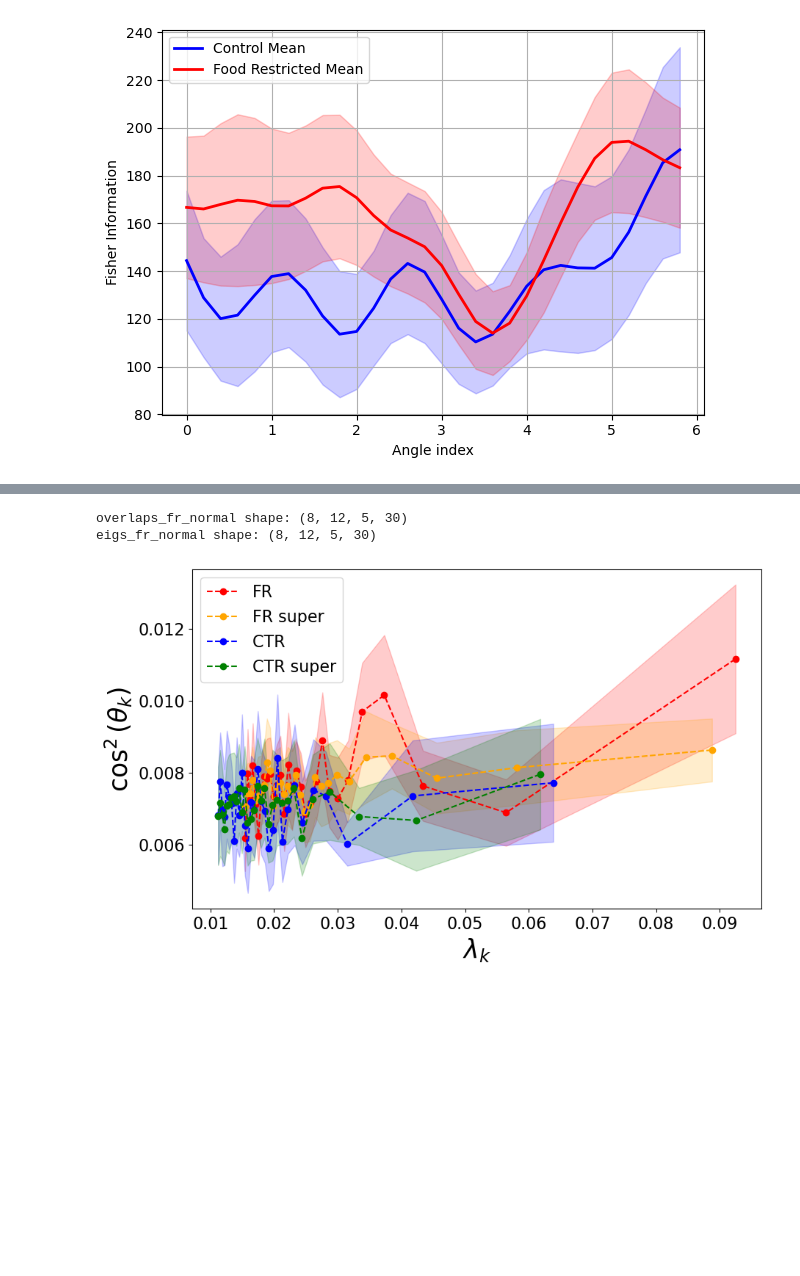
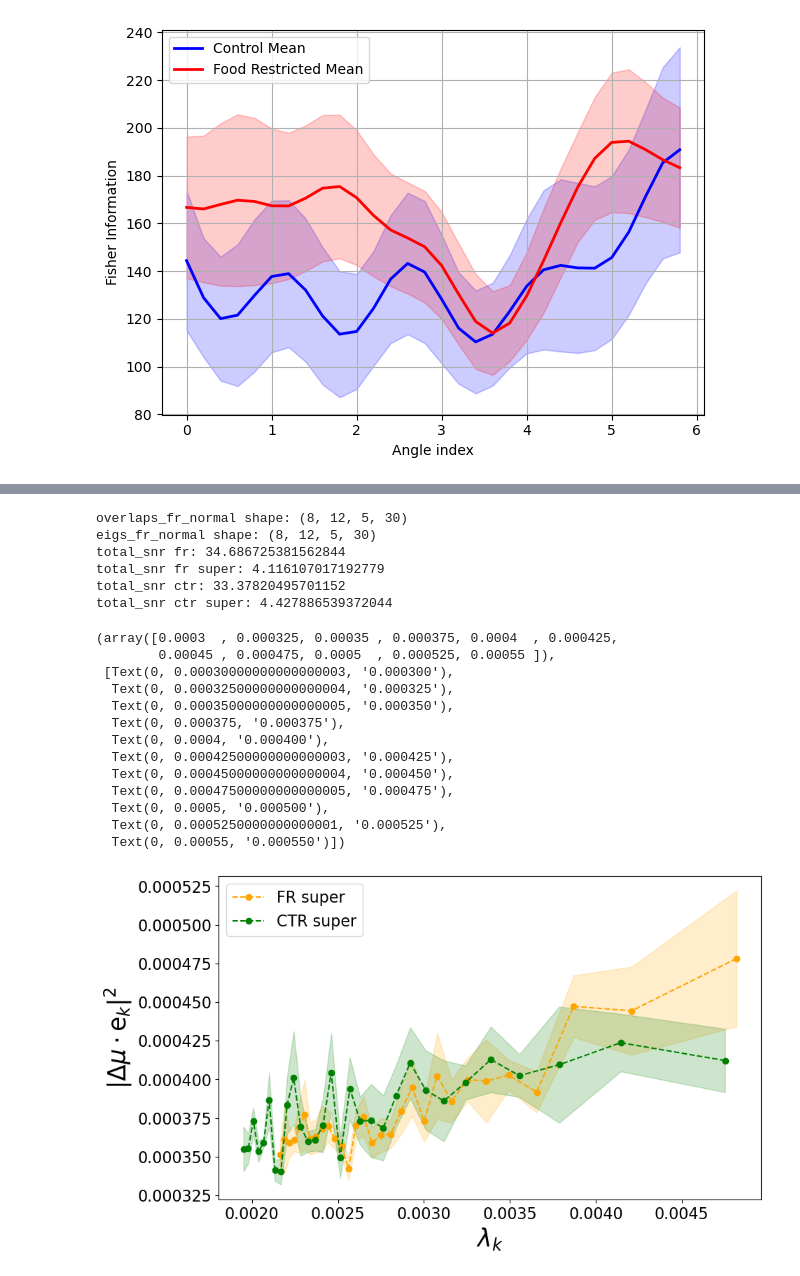
Before and after one commit to scastedo/wishart-process, a Jupyter notebook: z_castedo_wishart_test_2.ipynb, the cells around one changed output, grey strips where cells are left out. Drawn from its saved outputs; the diff is of its cells as text; code cells hidden in the pictures; blank space fills up the shorter version.

Commit message:
hyper and super done

```diff
--- a/z_castedo_wishart_test_2.ipynb
+++ b/z_castedo_wishart_test_2.ipynb
@@ -159,7 +159,7 @@ plt.grid()
 # %% [output]
 [figure]
 # %%
-TEST_DATA = remove_neurons(HUNGRY_DECONV,HUNGRY_ANGLE,HUNGRY_SF,1)[:,:,3,:,40:80]
+TEST_DATA = resort_preprocessing(HUNGRY_DECONV,HUNGRY_ANGLE,HUNGRY_SF,0)[:,:,0,:,40:80]
 # Animal = 0, SF = 0 and during response
 TEST_RESPONSE = jnp.nanmean(TEST_DATA,axis = -1) # Shape N x C x K
 TEST_RESPONSE = jnp.transpose(TEST_RESPONSE, (2,1,0)) # Shape K X C X N
@@ -170,4 +170,14 @@ K = TEST_RESPONSE.shape[0]
 SEED = 1
 PERIOD = C
 X_CONDITIONS = jnp.linspace(0,C-1,C)
+
+# keep only trials that have at least one finite value
+good_trials = ~jnp.isnan(TEST_RESPONSE).all(axis=(1, 2))   # shape (K,)
+TEST_RESPONSE = TEST_RESPONSE[good_trials]                 # (K′, C, N)
+K = TEST_RESPONSE.shape[0]
+print(f"{K} good trials remain")
+
+
+# Z-score test response along the trial axis
+# TEST_RESPONSE = (TEST_RESPONSE - jnp.nanmean(TEST_RESPONSE, axis=0)) / jnp.nanstd(TEST_RESPONSE, axis=0)
 # %% [output]
@@ -195,3 +200,10 @@ likelihood = models.NormalConditionalLikelihood(N)
+# %%
+
+# Prior distribution (GP and WP)
+gp = models.GaussianProcess(kernel=periodic_kernel_gp,N=N)
+# wp = models.WishartProcess(kernel =periodic_kernel_wp,P=hyperparams['p'],V=1e-2*jnp.eye(N), optimize_L=False)
+wp = models.WishartLRDProcess(kernel=periodic_kernel_wp,P=hyperparams['p'],V=1e-2*jnp.eye(N), optimize_L=False)
+likelihood = models.NormalConditionalLikelihood(N)
 # %% [markdown]
 Now we are ready to fit the model to data and infer posterior distributions over neural means and covariances. Then we can sample from the inferred posterior and compute their likelihoods.
 # %%
@@ -638,7 +605,7 @@ for param in param_keys:
 # %%
 import numpy as np
 import matplotlib.pyplot as plt
-data = np.load('../Data/overlaps_sated_food_restricted_super.npz')
+data = np.load('../Data/overlaps_sated_food_restricted_super_5.npz')
 overlaps_fr_normal = data['overlaps_fr_normal']
 eigs_fr_normal = data['eigs_fr_normal']
 overlaps_fr_super = data['overlaps_fr_super']
@@ -668,8 +635,10 @@ y_fr = np.nanmean(fr_dots_plot, axis=0)
 sem_fr = np.nanstd(fr_dots_plot, axis=0, ddof=1) / np.sqrt(fr_dots_plot.shape[0])
 
 plt.figure(figsize=(10, 6))
-plt.plot(x_fr, y_fr, 'o--', color='red',   label='FR')
-plt.fill_between(x_fr, y_fr - sem_fr, y_fr + sem_fr, color='red',   alpha=0.2)
+# plt.plot(x_fr, y_fr, 'o--', color='red',   label='FR')
+# plt.fill_between(x_fr, y_fr - sem_fr, y_fr + sem_fr, color='red',   alpha=0.2)
+
+print('total_snr fr:', np.sum((y_fr/x_fr)))
 
 fr_evals_plot, fr_dots_plot = extract_plot_vectors(overlaps_fr_super, eigs_fr_super)
 x_fr = np.nanmean(fr_evals_plot, axis=0)
@@ -678,51 +647,63 @@ sem_fr = np.nanstd(fr_dots_plot, axis=0, ddof=1) / np.sqrt(fr_dots_plot.shape[0]
 
 plt.plot(x_fr, y_fr, 'o--', color='orange',   label='FR super')
 plt.fill_between(x_fr, y_fr - sem_fr, y_fr + sem_fr, color='orange',   alpha=0.2)
+print('total_snr fr super:', np.sum((y_fr/x_fr)))
 
 
-data = np.load('../Data/overlaps_sated_control_super.npz')
+data = np.load('../Data/overlaps_sated_control_super_5.npz')
 overlaps_ctr_normal = data['overlaps_ctr_normal']
 eigs_ctr_normal = data['eigs_ctr_normal']
 overlaps_ctr_super = data['overlaps_ctr_super']
 eigs_ctr_super = data['eigs_ctr_super']
 
 
 # Extract for each group
 ctr_evals_plot, ctr_dots_plot = extract_plot_vectors(overlaps_ctr_normal, eigs_ctr_normal)
 # Panel 1: eigenvalue size vs dot product, with across‐animal mean ± SEM
 x_ctr = np.nanmean(ctr_evals_plot, axis=0)
 y_ctr = np.nanmean(ctr_dots_plot, axis=0)
 sem_ctr = np.nanstd(ctr_dots_plot, axis=0, ddof=1) / np.sqrt(ctr_dots_plot.shape[0])
-plt.plot(x_ctr, y_ctr, 'o--', color='blue', label='CTR ')
-plt.fill_between(x_ctr, y_ctr - sem_ctr, y_ctr + sem_ctr, color='blue', alpha=0.2)
+# plt.plot(x_ctr, y_ctr, 'o--', color='blue', label='CTR ')
+# plt.fill_between(x_ctr, y_ctr - sem_ctr, y_ctr + sem_ctr, color='blue', alpha=0.2)
+print('total_snr ctr:', np.sum((y_ctr/x_ctr)))
+
 # Extract for each group
 ctr_evals_plot, ctr_dots_plot = extract_plot_vectors(overlaps_ctr_super, eigs_ctr_super)
 x_ctr = np.nanmean(ctr_evals_plot, axis=0)
 y_ctr = np.nanmean(ctr_dots_plot, axis=0)
 sem_ctr = np.nanstd(ctr_dots_plot, axis=0, ddof=1) / np.sqrt(ctr_dots_plot.shape[0])
 plt.plot(x_ctr, y_ctr, 'o--', color='green', label='CTR super')
 plt.fill_between(x_ctr, y_ctr - sem_ctr, y_ctr + sem_ctr, color='green', alpha=0.2)
-
-
-
-
-
-
-
-
-
+print('total_snr ctr super:', np.sum((y_ctr/x_ctr)))
 
 
 
 
 plt.xlabel(r'$\lambda_k$',fontsize = 25)
-# plt.ylabel(r'$|\Delta \mu \cdot \text{e}_k|$',fontsize = 25)
-plt.ylabel(r'$\cos^2(\theta_k)$', fontsize = 25)
+plt.ylabel(r'$|\Delta \mu \cdot \text{e}_k|^2$',fontsize = 25)
+# plt.ylabel(r'$\cos^2(\theta_k)$', fontsize = 25)
 plt.legend(fontsize =16, loc='upper left')
 plt.xticks(fontsize=16)
 plt.yticks(fontsize=16)
-plt.savefig('eigenvalue_dot_product.svg',bbox_inches='tight')
+# plt.savefig('eigenvalue_dot_product.svg',bbox_inches='tight')
 # %% [output]
 overlaps_fr_normal shape: (8, 12, 5, 30)
 eigs_fr_normal shape: (8, 12, 5, 30)
+total_snr fr: 34.686725381562844
+total_snr fr super: 4.116107017192779
+total_snr ctr: 33.37820495701152
+total_snr ctr super: 4.427886539372044
+(array([0.0003  , 0.000325, 0.00035 , 0.000375, 0.0004  , 0.000425,
+        0.00045 , 0.000475, 0.0005  , 0.000525, 0.00055 ]),
+ [Text(0, 0.00030000000000000003, '0.000300'),
+  Text(0, 0.00032500000000000004, '0.000325'),
+  Text(0, 0.00035000000000000005, '0.000350'),
+  Text(0, 0.000375, '0.000375'),
+  Text(0, 0.0004, '0.000400'),
+  Text(0, 0.00042500000000000003, '0.000425'),
+  Text(0, 0.00045000000000000004, '0.000450'),
+  Text(0, 0.00047500000000000005, '0.000475'),
+  Text(0, 0.0005, '0.000500'),
+  Text(0, 0.0005250000000000001, '0.000525'),
+  Text(0, 0.00055, '0.000550')])
-[figure, old version]
+[figure, new version]
```
Also changed, not shown: parts of 12 cells of this notebook, 8 other files.
